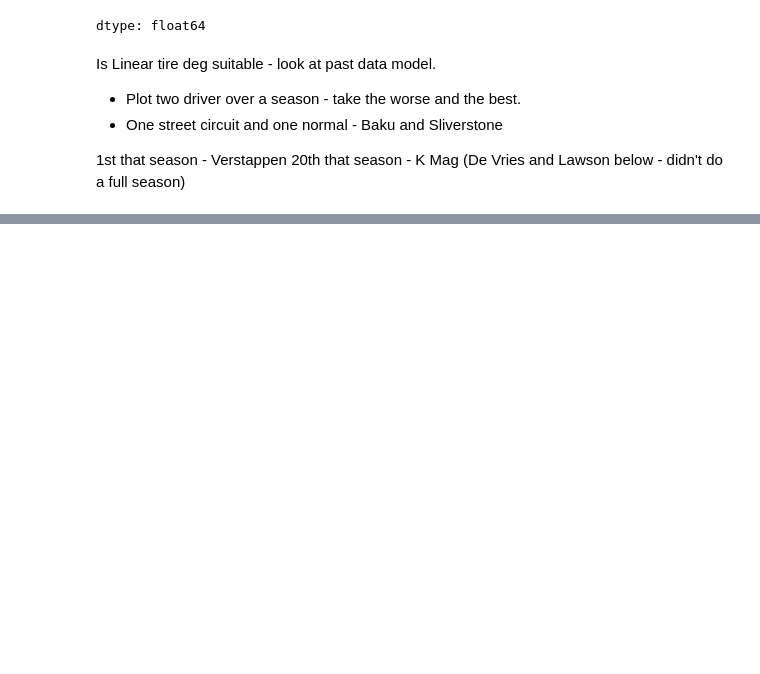
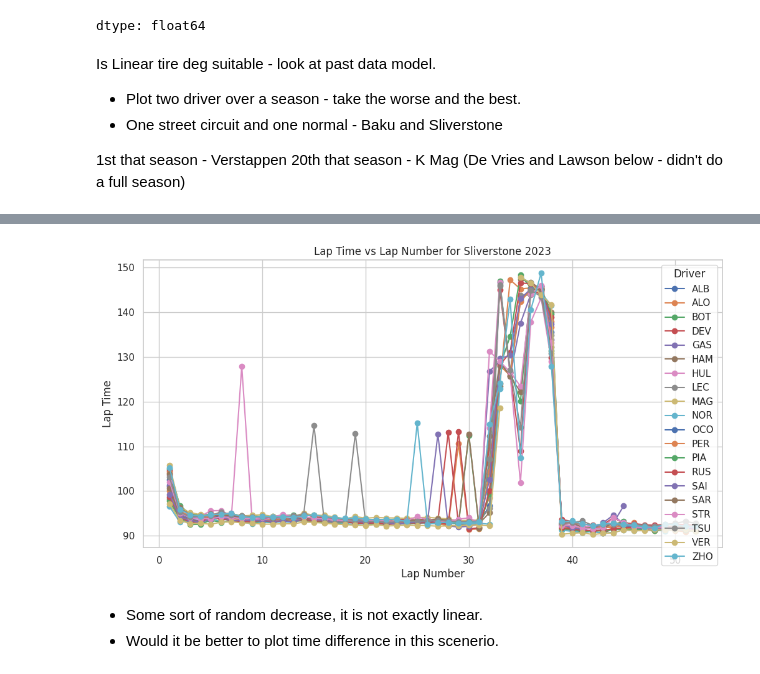
Before and after one commit to mistryvivek/AutoF1-RNN-Race-Simulator, a Jupyter notebook: Lit_Review_Data_Analysis.ipynb, the cells around one changed output, grey strips where cells are left out. Saved outputs shown, nothing was run; the diff lists cells and outputs as text; code cells hidden in the pictures; blank space fills up the shorter version.

```diff
--- a/Lit_Review_Data_Analysis.ipynb
+++ b/Lit_Review_Data_Analysis.ipynb
@@ -395,0 +424,22 @@ Is Linear tire deg suitable - look at past data model.
+# %%
+# Start plotting
+plt.figure(figsize=(12, 6))
+
+# Group by 'Driver' and plot each driver's lap times against lap numbers
+for driver, group_data in sliverstone2023.groupby('Driver'):
+    plt.plot(group_data['LapNumber'], group_data['ConvertedLapTime'], label=driver, marker='o')
+
+# Adding labels and title
+plt.xlabel('Lap Number')
+plt.ylabel('Lap Time')
+plt.title('Lap Time vs Lap Number for Sliverstone 2023')
+plt.legend(title='Driver')
+plt.grid(True)
+
+# Show plot
+plt.show()
+# %% [output]
+[figure, added]
+# %% [markdown]
+* Some sort of random decrease, it is not exactly linear.
+* Would it be better to plot time difference in this scenerio.
```
Also changed, not shown: parts of 7 cells of this notebook.
